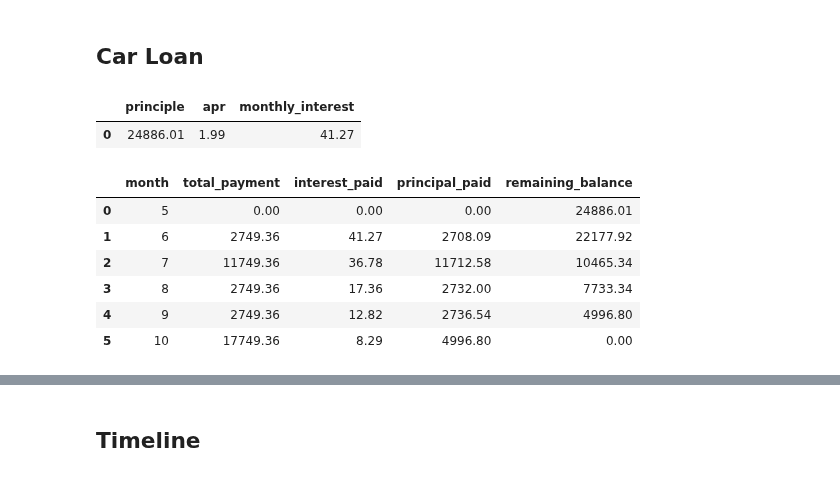
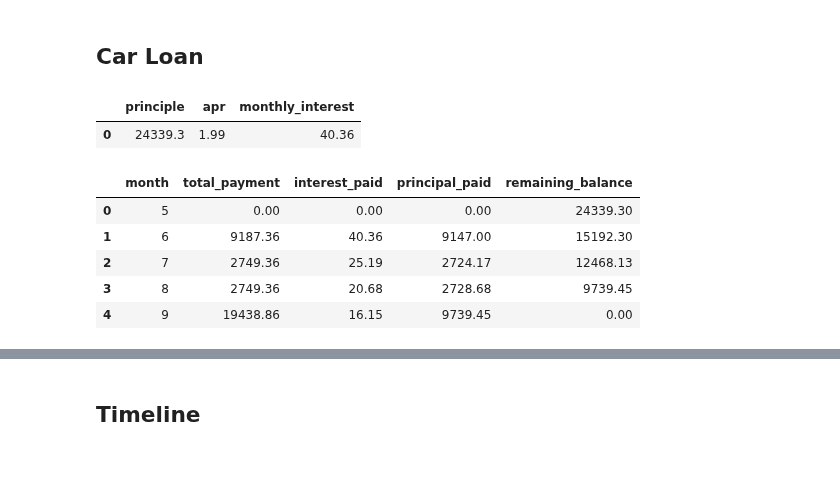
Before and after one commit to rkingery/notebooks, a Jupyter notebook: personal-finance.ipynb, the cells around one changed output, grey strips where cells are left out. Drawn from its saved outputs; the diff is of its cells as text; code cells hidden in the pictures.

```diff
--- a/personal-finance.ipynb
+++ b/personal-finance.ipynb
@@ -9,3 +20,9 @@ import matplotlib.pyplot as plt
+# %%
+df_student = pd.DataFrame(data=[
+    ['AA', 9_578.15, 3.150],
+    ['AC', 5_826.64, 3.610],
+    ['AD', 8_862.97, 3.610],
+], columns=['group', 'principle', 'apr'])
 # %% [markdown]
 ## Budget
 # %% [markdown]
@@ -22,7 +39,7 @@ print(f'biannual_bonus = ${biannual_bonus}')
 annual_bonus = $22200.0
 biannual_bonus = $11100.0
 # %%
-share_price = 300.00
+share_price = 350.00
 num_shares = 202
 annual_equity = share_price * num_shares
 quarterly_equity = annual_equity / 4
@@ -175,18 +192,6 @@ annual_profit = $81840.0
 # %% [markdown]
 ## Student Loan
 # %%
-df_student = pd.DataFrame(data=[
-    ['AA', 9_647.72, 3.150],
-    ['AB', 0.00, 0.0],
-    ['AC', 5_866.65, 3.610],
-    ['AD', 8_923.83, 3.610],
-    ['AE', 0.00, 0.0],
-    ['AF', 0.00, 4.410],
-    ['AG', 0.00, 5.590],
-    ['AH', 6_953.78, 5.060],
-    ['AI', 0.00, 0.0],
-    ['AJ', 0.00, 0.0],
-], columns=['group', 'principle', 'apr'])
 df_student['monthly_interest'] = (df_student['principle'] * df_student['apr'] / 12 / 100).round(2)
 df_student
 # %% [output]
@@ -249,11 +247,10 @@ def amortization_schedule(df, min_payment, extra_payments=[], start_at=0):
             break
     return pd.DataFrame(amortization_records)
 # %%
-min_student_loan_payment = 388.52
 extra_payments = [
     {'num_months': 1, 'amount': 1500, 'shift_by': 0},
-    {'num_months': 3, 'amount': 9000, 'shift_by': 1},
-    {'num_months': 6, 'amount': 6000, 'shift_by': 4},
+    {'num_months': 3, 'amount': net_biannual_bonus, 'shift_by': months_till_next_equity},
+    {'num_months': 6, 'amount': net_quarterly_equity, 'shift_by': months_till_next_bonus},
 ]
 amortization_df = amortization_schedule(df_student, min_student_loan_payment, extra_payments) # as of June 1
 amortization_df
@@ -285,7 +282,6 @@ leftover_student_payment = $1773.57
 ## Car Loan
 # %%
 car_payment = 1249.36
-car_principle = 33_033.22 # must update each time period
 car_apr = 1.99
 
 remaining_car_principle = car_principle - num_months_remaining_student * (car_payment / (1 - car_apr / 100)) - leftover_student_payment
@@ -295,23 +291,22 @@ df_car['monthly_interest'] = (df_car['principle'] * df_car['apr'] / 12 / 100).ro
 df_car
 # %% [output]
 |  | principle | apr | monthly_interest |
-| 0 | 24886.01 | 1.99 | 41.27 |
+| 0 | 24339.3 | 1.99 | 40.36 |
 # %%
 extra_payments = [
     {'num_months': 1, 'amount': 1500, 'shift_by': 0},
-    {'num_months': 3, 'amount': 9000, 'shift_by': 1},
-    {'num_months': 6, 'amount': 6000, 'shift_by': 4},
+    {'num_months': 3, 'amount': net_biannual_bonus, 'shift_by': months_till_next_equity},
+    {'num_months': 6, 'amount': net_quarterly_equity, 'shift_by': months_till_next_bonus},
 ]
 amortization_df = amortization_schedule(df_car, car_payment, extra_payments, start_at=num_months_remaining_student)
 amortization_df
 # %% [output]
 |  | month | total_payment | interest_paid | principal_paid | remaining_balance |
-| 0 | 5 | 0.00 | 0.00 | 0.00 | 24886.01 |
-| 1 | 6 | 2749.36 | 41.27 | 2708.09 | 22177.92 |
-| 2 | 7 | 11749.36 | 36.78 | 11712.58 | 10465.34 |
-| 3 | 8 | 2749.36 | 17.36 | 2732.00 | 7733.34 |
-| 4 | 9 | 2749.36 | 12.82 | 2736.54 | 4996.80 |
-| 5 | 10 | 17749.36 | 8.29 | 4996.80 | 0.00 |
+| 0 | 5 | 0.00 | 0.00 | 0.00 | 24339.30 |
+| 1 | 6 | 9187.36 | 40.36 | 9147.00 | 15192.30 |
+| 2 | 7 | 2749.36 | 25.19 | 2724.17 | 12468.13 |
+| 3 | 8 | 2749.36 | 20.68 | 2728.68 | 9739.45 |
+| 4 | 9 | 19438.86 | 16.15 | 9739.45 | 0.00 |
 # %%
 num_months_remaining_car = amortization_df['month'].iloc[-1]
 print(f'num_months_remaining_car = {num_months_remaining_car}')
```
Also changed, not shown: parts of 23 cells of this notebook.
